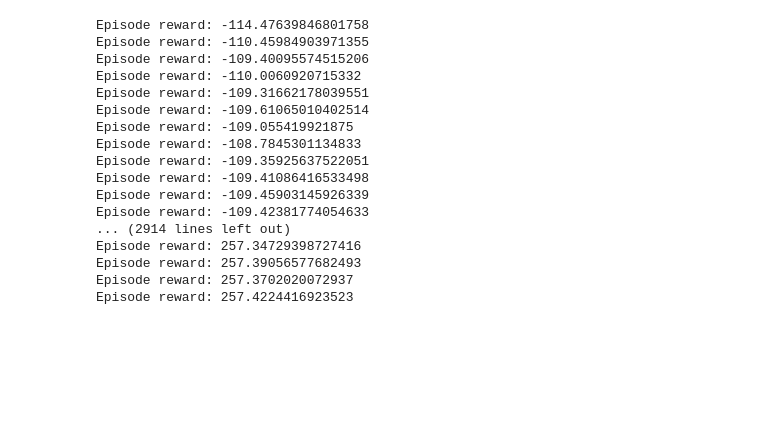
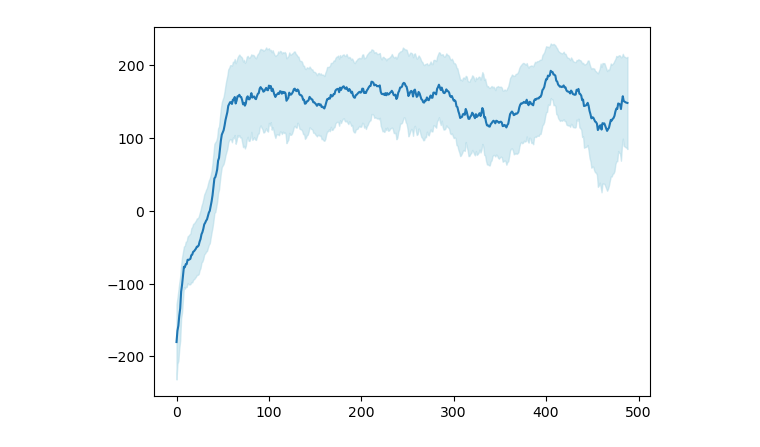
Before and after one commit to jwmccarthy/Gumbo2, a Jupyter notebook: test.ipynb, the cells around one changed output. Drawn from its saved outputs; the diff is of its cells as text; code cells hidden in the pictures; blank space fills up the shorter version.

```diff
--- a/test.ipynb
+++ b/test.ipynb
@@ -4,27 +8,18 @@ import gymnasium as gym
 from gumbo.env.gym import TorchEnv
 from gumbo.defaults import default_ppo
 # %%
-env = gym.make("BipedalWalker-v3")
+env = gym.make("LunarLander-v2")
 env = TorchEnv(env)
 # %%
 ppo = default_ppo(env)
-# %%
-ppo.train(6000000)
-# %% [output]
-Episode reward: -114.47639846801758
-Episode reward: -110.45984903971355
-Episode reward: -109.40095574515206
-Episode reward: -110.0060920715332
-Episode reward: -109.31662178039551
-Episode reward: -109.61065010402514
-Episode reward: -109.055419921875
-Episode reward: -108.7845301134833
-Episode reward: -109.35925637522051
-Episode reward: -109.41086416533498
-Episode reward: -109.45903145926339
-Episode reward: -109.42381774054633
-... (2914 lines left out)
-Episode reward: 257.34729398727416
-Episode reward: 257.39056577682493
-Episode reward: 257.3702020072937
-Episode reward: 257.4224416923523
+# %%
+log = ppo.train(1000000)
+# %%
+x = range(len(log.training_log))
+y = log.training_log.rew
+e = 0.5 * np.array(log.training_log.std)
+sns.lineplot(x=x, y=log.training_log.rew)
+plt.fill_between(x, y - e, y + e, color='lightblue', alpha=0.5)
+plt.show()
+# %% [output]
+[figure, added]
```
Also changed, not shown: parts of 1 cell of this notebook, 10 other files.
